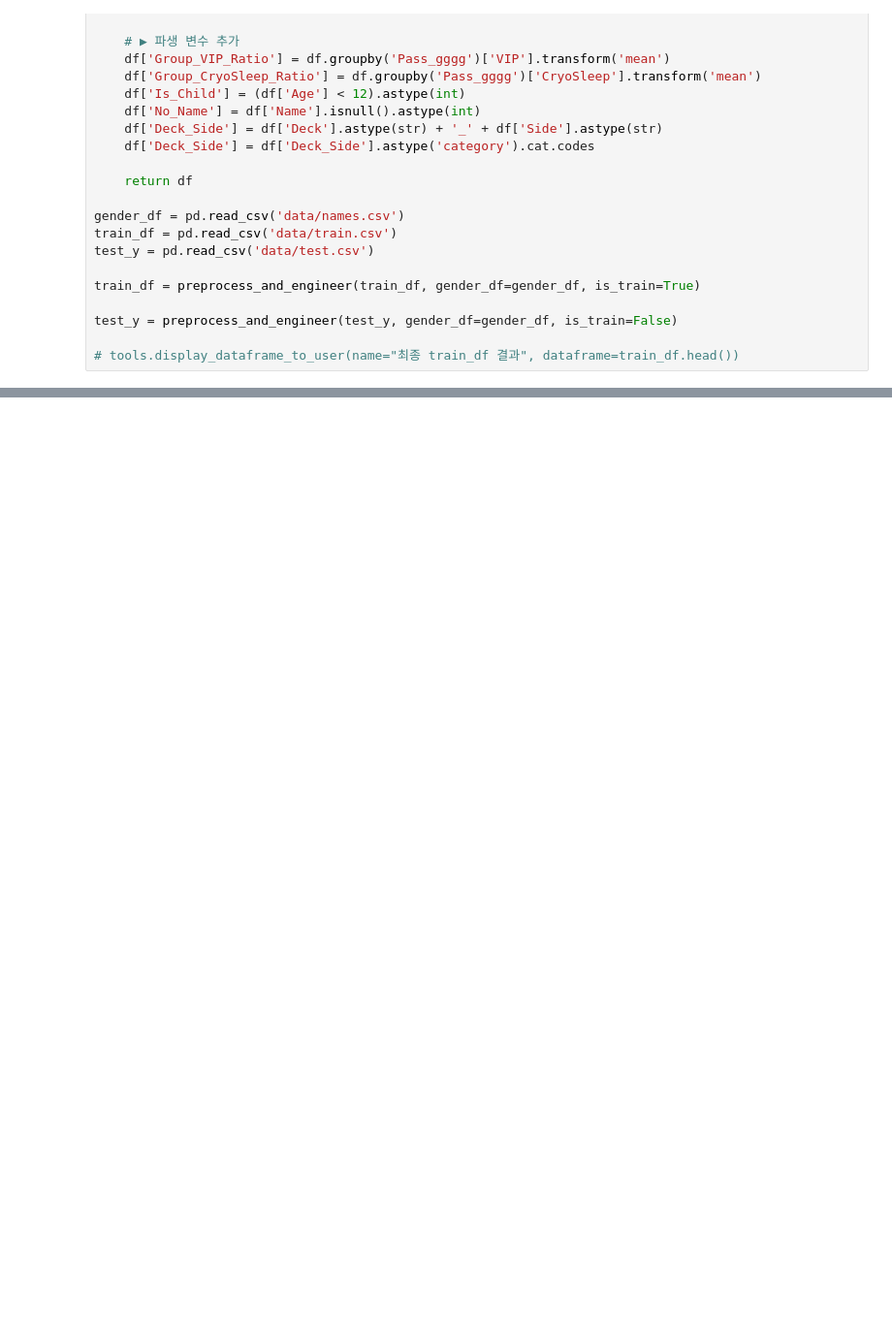
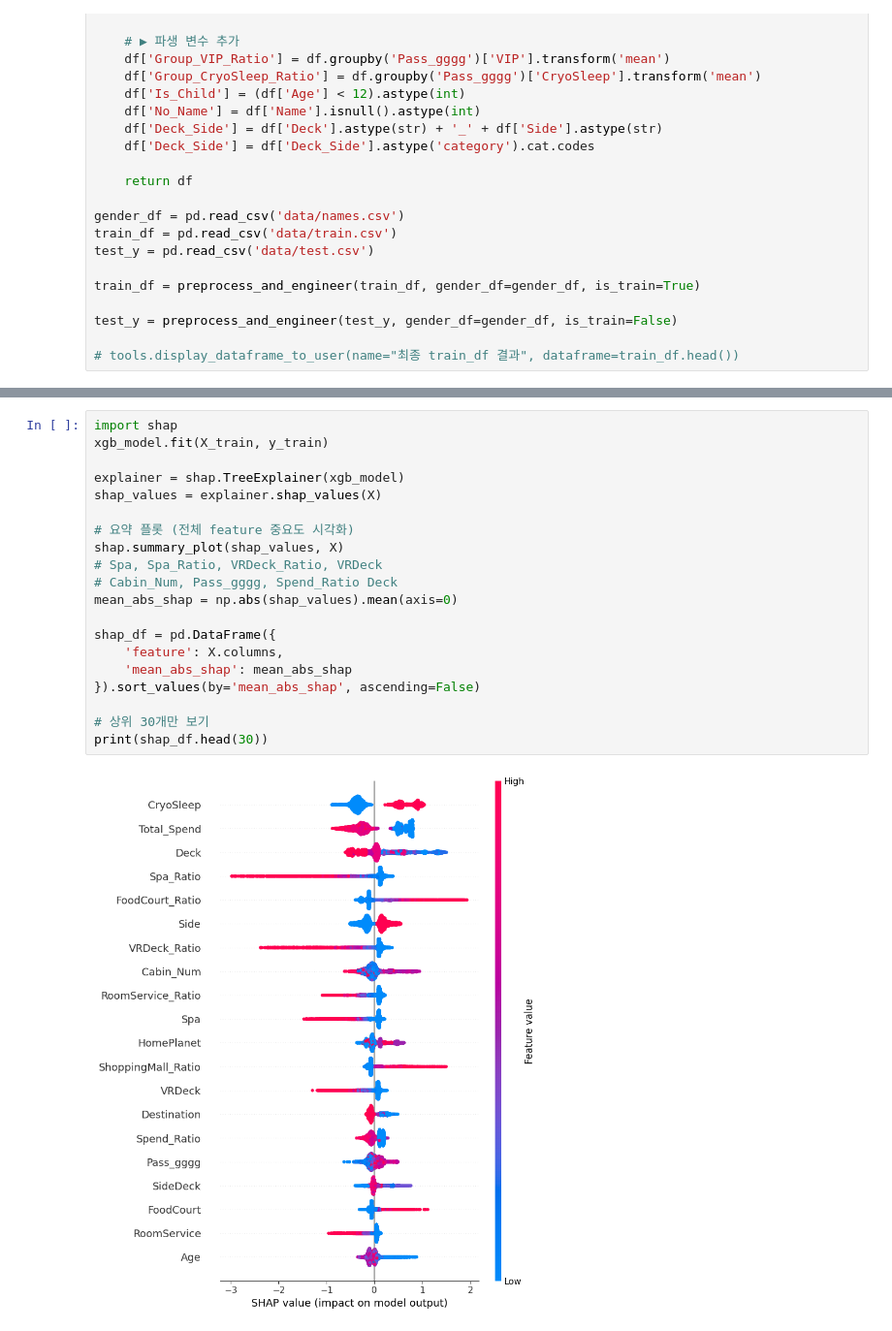
Before and after one commit to JaeHyunL/TIL, a Jupyter notebook: Kaggle_Challenge/Titanic_sapce/sandbox.ipynb, the cells around one changed output, grey strips where cells are left out. Shown at 97% size. Drawn from its saved outputs; the diff is of its cells as text; blank space fills up the shorter version.

```diff
--- a/Kaggle_Challenge/Titanic_sapce/sandbox.ipynb
+++ b/Kaggle_Challenge/Titanic_sapce/sandbox.ipynb
@@ -1114,0 +1565,22 @@ CV 평균: 0.7249594525112973 편차: 0.07060246517361983
+# %%
+import shap
+xgb_model.fit(X_train, y_train)
+
+explainer = shap.TreeExplainer(xgb_model)
+shap_values = explainer.shap_values(X)
+
+# 요약 플롯 (전체 feature 중요도 시각화)
+shap.summary_plot(shap_values, X)
+# Spa, Spa_Ratio, VRDeck_Ratio, VRDeck
+# Cabin_Num, Pass_gggg, Spend_Ratio Deck
+mean_abs_shap = np.abs(shap_values).mean(axis=0)
+
+shap_df = pd.DataFrame({
+    'feature': X.columns,
+    'mean_abs_shap': mean_abs_shap
+}).sort_values(by='mean_abs_shap', ascending=False)
+
+# 상위 30개만 보기
+print(shap_df.head(30))
+# %% [output]
+[figure, added]
```
Also changed, not shown: parts of 14 cells of this notebook.
